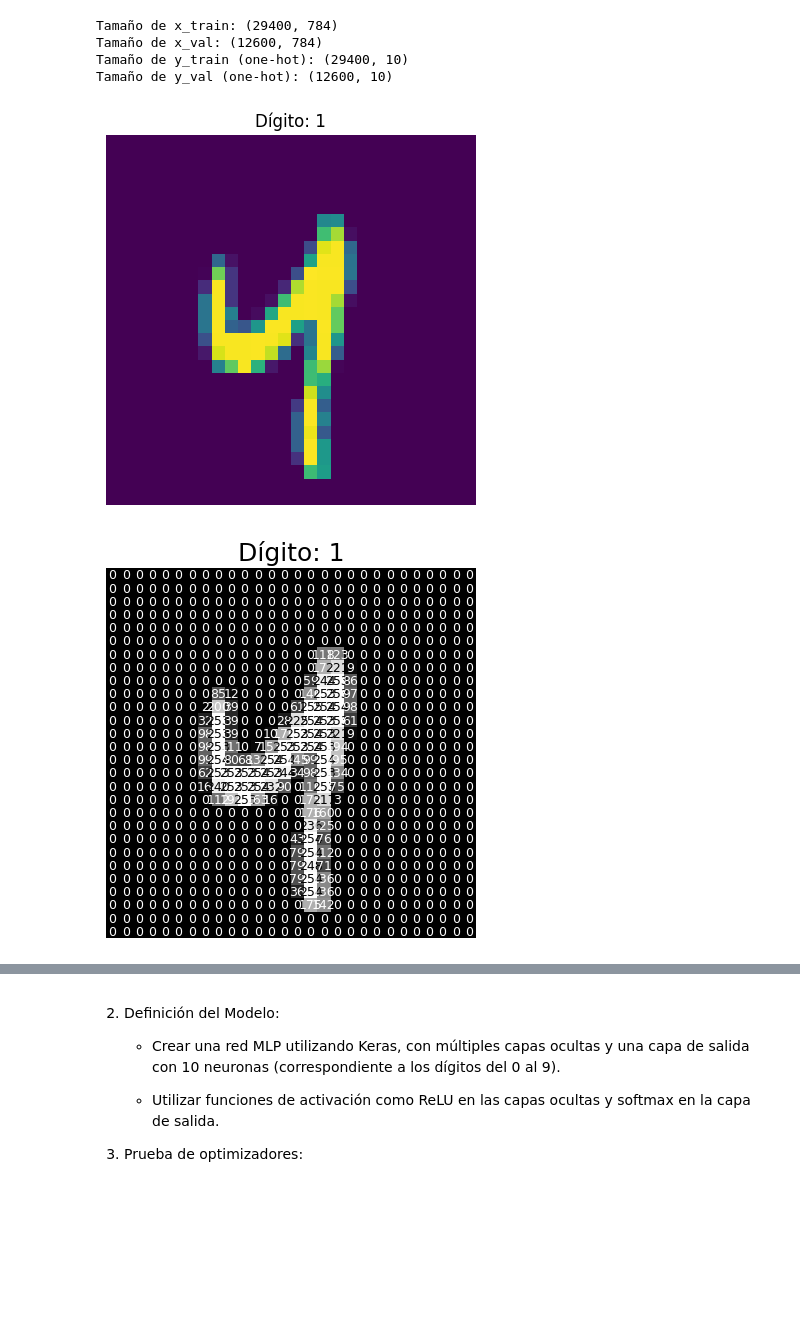
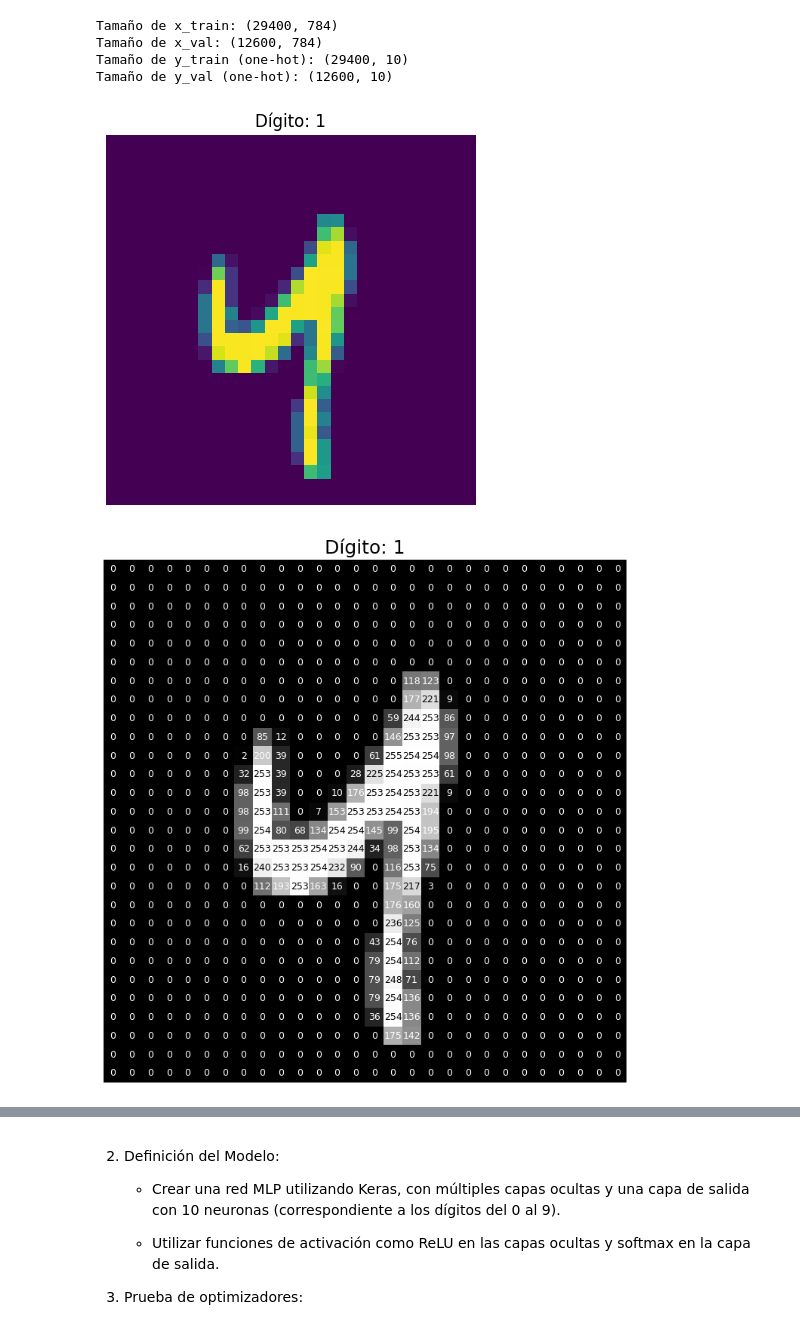
Before and after one commit to MallyMartinez/sem_IA2, a Jupyter notebook: Perceptron_Multicapa/mlp_mnist.ipynb, the cells around one changed output, grey strips where cells are left out. Saved outputs shown, nothing was run; the diff lists cells and outputs as text; code cells hidden in the pictures; blank space fills up the shorter version.

```diff
--- a/Perceptron_Multicapa/mlp_mnist.ipynb
+++ b/Perceptron_Multicapa/mlp_mnist.ipynb
@@ -99,35 +99,35 @@ plt.show()
 
 # Obtener el primer dígito de x_train y su correspondiente etiqueta
 first_image = x_train.iloc[0].to_numpy().reshape(28, 28) * 255  # Se multiplica por 255 para volver a los valores originales
 first_label = y.iloc[0]  # Obtener la etiqueta original directamente del DataFrame antes del one-hot
 
-#plt.figure(figsize=(9, 9))
+plt.figure(figsize=(9, 9))
 plt.imshow(first_image, cmap='gray')  # Mostrar la imagen en escala de grises
 plt.title(f"Dígito: {first_label}", fontsize=18)
 plt.axis("off")
 
 # Añadir los valores de los píxeles en cada celda
 for i in range(28):
     for j in range(28):
         pixel_value = int(first_image[i, j])  # Convertir a entero
         text_color = 'black' if pixel_value > 200 else 'white'
         plt.text(j, i, str(pixel_value), ha='center', va='center', color=text_color,
                  fontsize=9, bbox=dict(facecolor='none', edgecolor='none'))
 
 plt.show()
 
 # Mostrar un histograma de los valores de los píxeles
 plt.figure(figsize=(6, 4))
 # Reducimos los bins para aumentar el grosor de las barras
 plt.hist(first_image.flatten(), bins=10, color='Green', alpha=1.0)
 plt.title(f"Histograma de los valores de los píxeles (Dígito: {first_label})")
 plt.xlabel('Valor del píxel')
 plt.ylabel('Frecuencia')
 plt.xticks(np.arange(0, 256, 25))
 plt.show()
 # %% [output]
 [figure]
-[figure, old version]
+[figure, new version]
 [figure]
 # %% [markdown]
 2.	Definición del Modelo:
```
Also changed, not shown: parts of 5 cells of this notebook, 1 other file.
